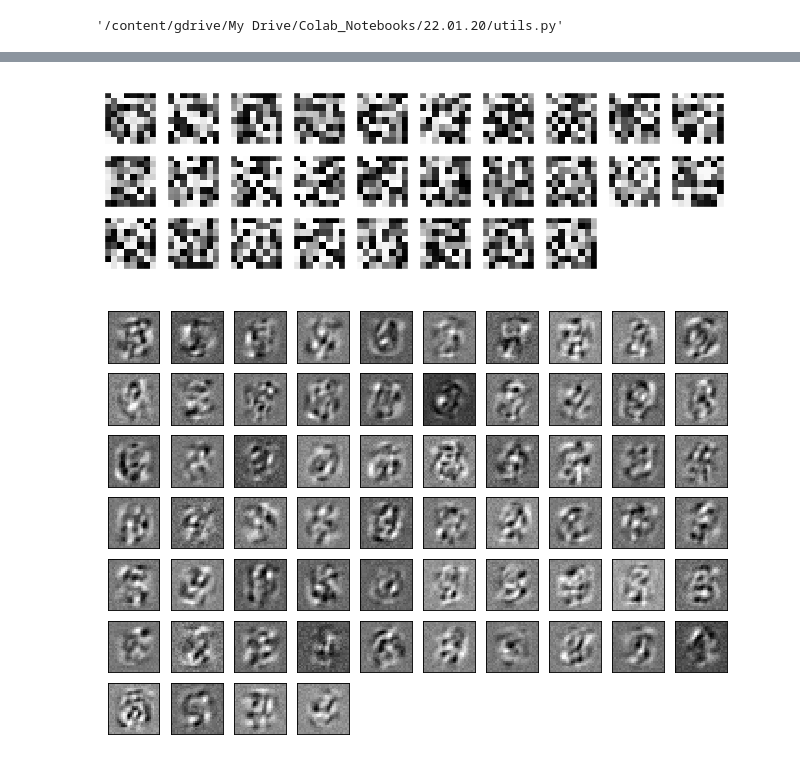
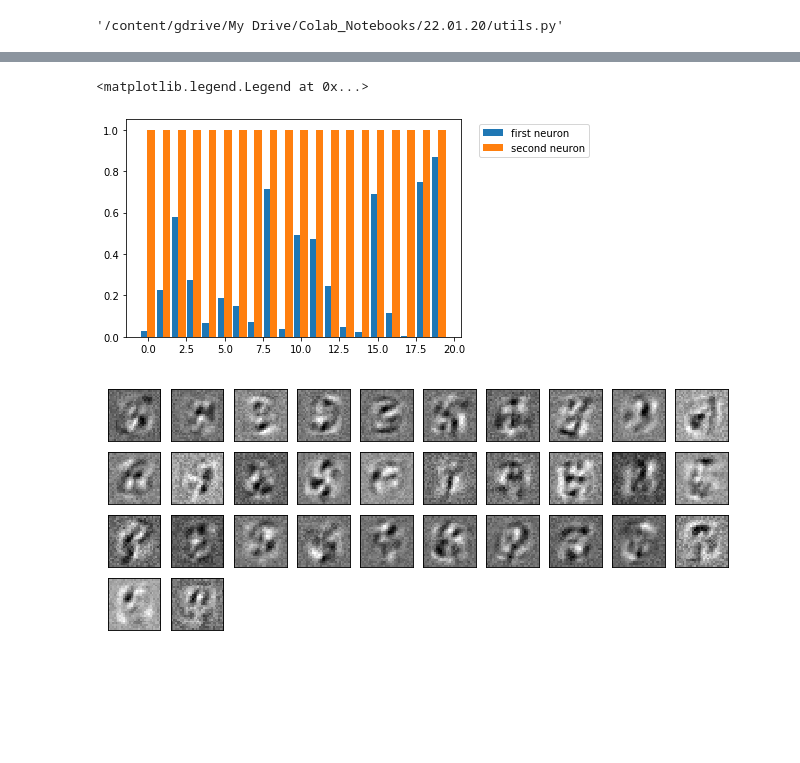
Before and after one commit to Tierprot/Deep-Learning, a Jupyter notebook: hw4.ipynb, the cells around one changed output, grey strips where cells are left out. Cells and saved outputs as stored; diff of their text form; code cells hidden in the pictures; blank space fills up the shorter version.

```diff
--- a/hw4.ipynb
+++ b/hw4.ipynb
@@ -88,8 +100,33 @@ class Net(nn.Module):
         target = target.view(-1, 28*28)
         self._loss = self.loss_fn(x, target, **kwargs)
         return self._loss
+# %%
+class NetMM(nn.Module):
+    def __init__(self, hidden_layer=10, latent_size_output=10, loss_fn=F.mse_loss, lr=1e-4, l2=0.):
+        super(NetMM, self).__init__()
+        self.latent_size = latent_size_output
+        self.E = Encoder(latent_size_output)
+        self.D = Decoder_ml(latent_size_input=latent_size_output, hidden_layer=hidden_layer)
+        self.loss_fn = loss_fn
+        self._loss = None
+        self.optim = optim.Adam(self.parameters(), lr=lr, weight_decay=l2)
+
+    def forward(self, x):
+        x = x.view(-1, 28*28)
+        h = self.E(x)
+        out = self.D(h)
+        return out
+
+    def decode(self, h):
+        with torch.no_grad():
+            return self.D(h)
+
+    def loss(self, x, target, **kwargs):
+        target = target.view(-1, 28*28)
+        self._loss = self.loss_fn(x, target, **kwargs)
+        return self._loss
 # %%
-models = {'2': Net(2), '64': Net(64)}
+models = {'2': Net(2), '32': Net(32), '32NN': NetMM(latent_size_output=32, hidden_layer=64)}
 train_log = {k: [] for k in models}
 test_log = {k: [] for k in models}
 # %%
@@ -258,26 +295,31 @@ plot_mnist(to_plot, (5, 10))
 # %%
-# латентное представление (для 64-мерного слоя - так интереснее)
+import matplotlib.pyplot as plt
+
 
 def get_some_class(data, labels, subclass):
     mask=labels.eq(subclass)
     return torch.masked_select(data, mask)
 
 data, labels = next(iter(test_loader))
-class_ = 4
+class_ = 6
 mask = labels.eq(class_)
-output = models['64'].E(data[mask].view(-1, 28*28))
-to_plot = output.view(-1, 1, 8, 8).data.numpy()
-plot_mnist(to_plot, (5, 10))
+output = models['2'].E(data[mask].view(-1, 28*28))
+to_plot = np.array([item.flatten() for item in output.view(-1, 1, 1, 2).data.numpy()])
+
+plt.bar(np.arange(len(to_plot[:,0]))-0.2, to_plot[:,0], width=0.5, label='first neuron')
+plt.bar(np.arange(len(to_plot[:,0]))+0.2, to_plot[:,1], width=0.5,label='second neuron')
+plt.legend(bbox_to_anchor=(1.04,1), loc="upper left")
 # %% [output]
+<matplotlib.legend.Legend at 0x...>
-[figure, old version]
+[figure, new version]
 # %%
 # активационный слой для 64х нейронного кодировщика
 
-activation = models['64'].E.fc1.weight
+activation = models['32NN'].E.fc1.weight
 to_plot = activation.view(-1,1,28,28).data.numpy()
-plot_mnist(to_plot, (7, 10))
+plot_mnist(to_plot, (4, 10))
 # %% [output]
-[figure, old version]
+[figure, new version]
 # %%
 # t-SNE для латентного представления
 from sklearn.manifold import TSNE
```
Also changed, not shown: parts of 7 cells of this notebook.
